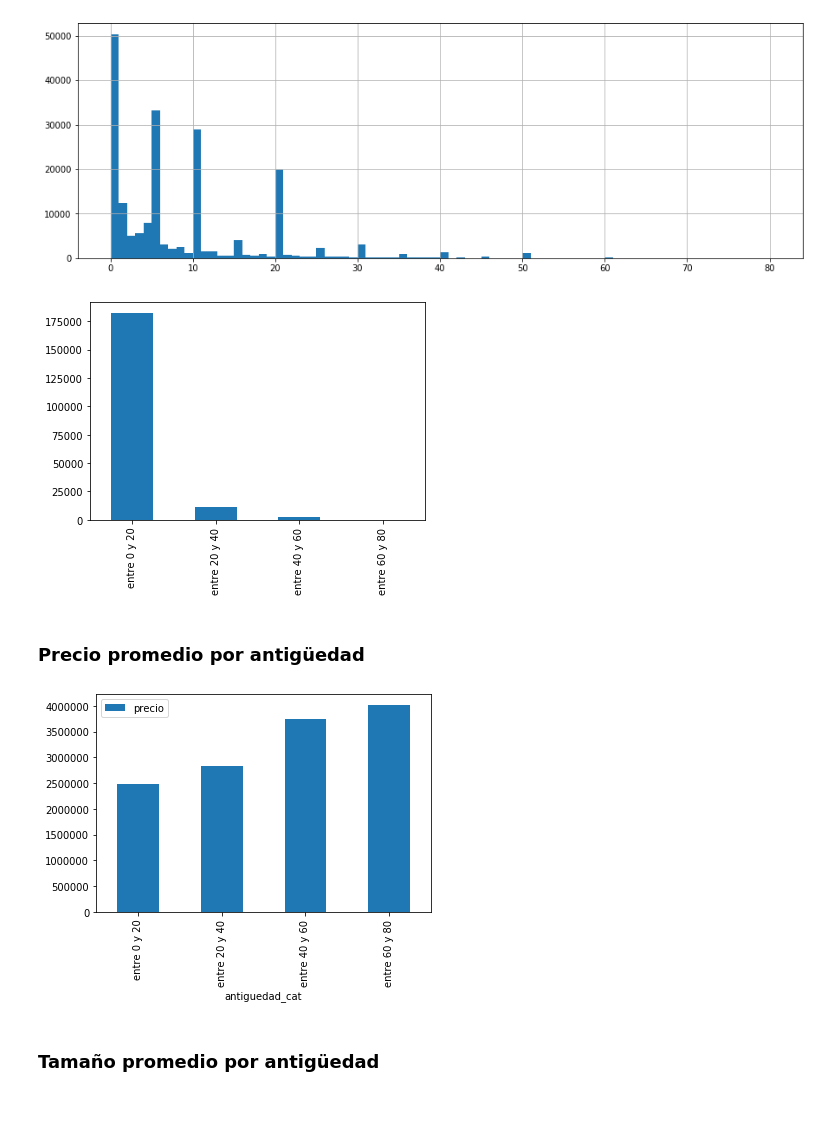
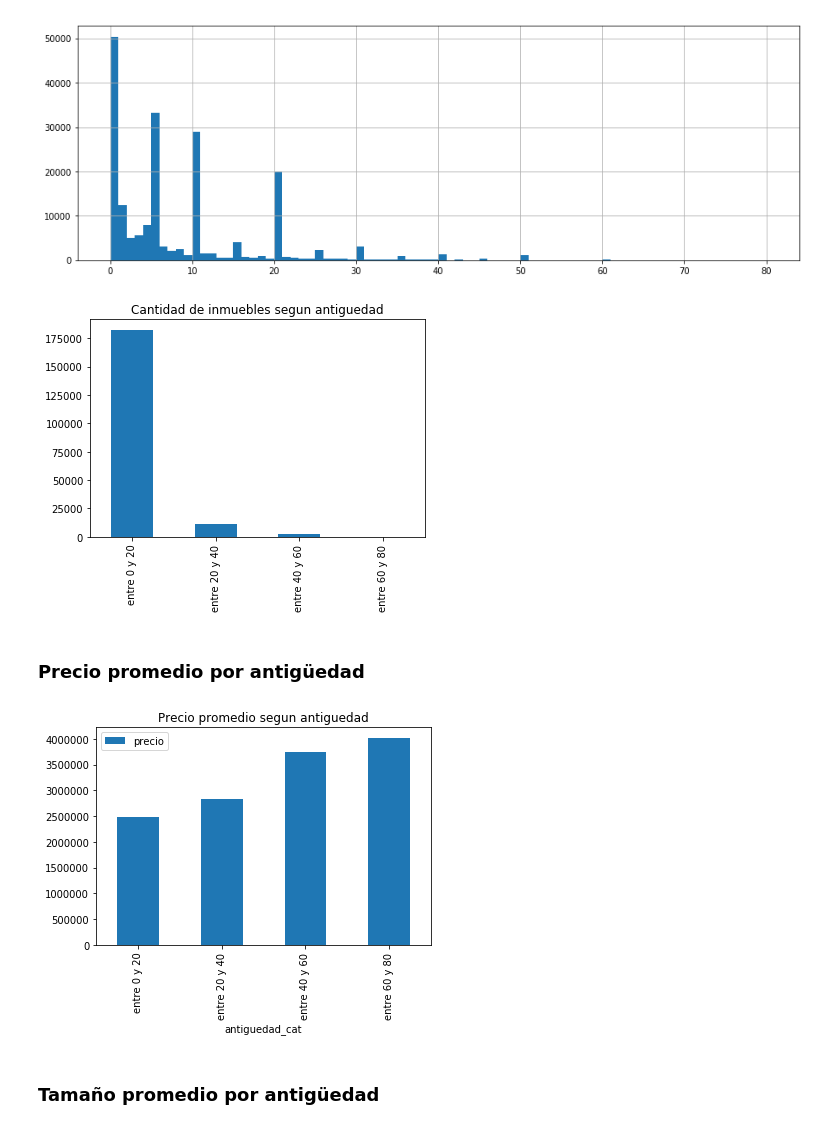
Before and after one commit to lautarofritz/TP1-Orga-de-Datos, a Jupyter notebook: TP1 Orga de Datos.ipynb, the cells around one changed output. Drawn from its saved outputs; the diff is of its cells as text; code cells hidden in the pictures.

```diff
--- a/TP1 Orga de Datos.ipynb
+++ b/TP1 Orga de Datos.ipynb
@@ -5,7 +5,7 @@ import matplotlib.pyplot as plt
 import seaborn as sns
 import datetime
 # %%
-df = pd.read_csv(r'./data/train.csv')
+df = pd.read_csv(r'Escritorio/Orga/train.csv')
 # %%
 df.head()
 # %% [output]
@@ -140,17 +140,17 @@ df['antiguedad_cat'] = pd.cut(df['antiguedad_cat'], 4, labels=['entre 0 y 20', '
                                                                'entre 40 y 60', 'entre 60 y 80'])
 # %%
 #cantidad de inmuebles segun antiguedad
-df['antiguedad_cat'].value_counts().plot(kind='bar');
+df['antiguedad_cat'].value_counts().plot(kind='bar', title='Cantidad de inmuebles segun antiguedad');
 # %% [output]
-[figure, old version]
+[figure, new version]
 # %% [markdown]
 ### Precio promedio por antigüedad
 # %%
 #precio promedio segun antiguedad
-df.groupby('antiguedad_cat').agg({'precio':'mean'}).plot(kind='bar');
+df.groupby('antiguedad_cat').agg({'precio':'mean'}).plot(kind='bar', title='Precio promedio segun antiguedad');
 #al parecer el precio aumenta con la antiguedad
 # %% [output]
-[figure, old version]
+[figure, new version]
 # %% [markdown]
 ### Tamaño promedio por antigüedad
 # %%
```
Also changed, not shown: parts of 38 cells of this notebook.
